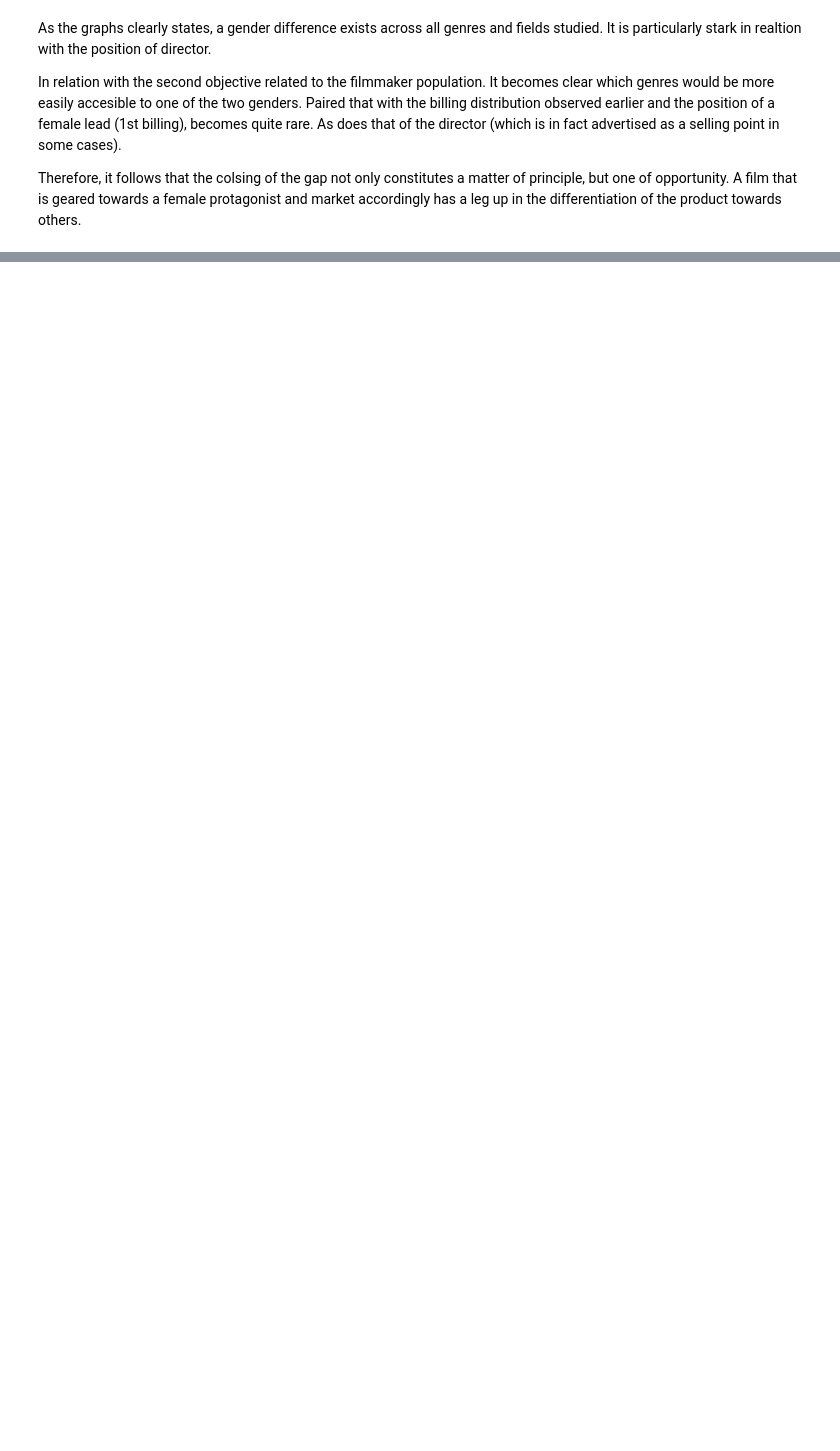
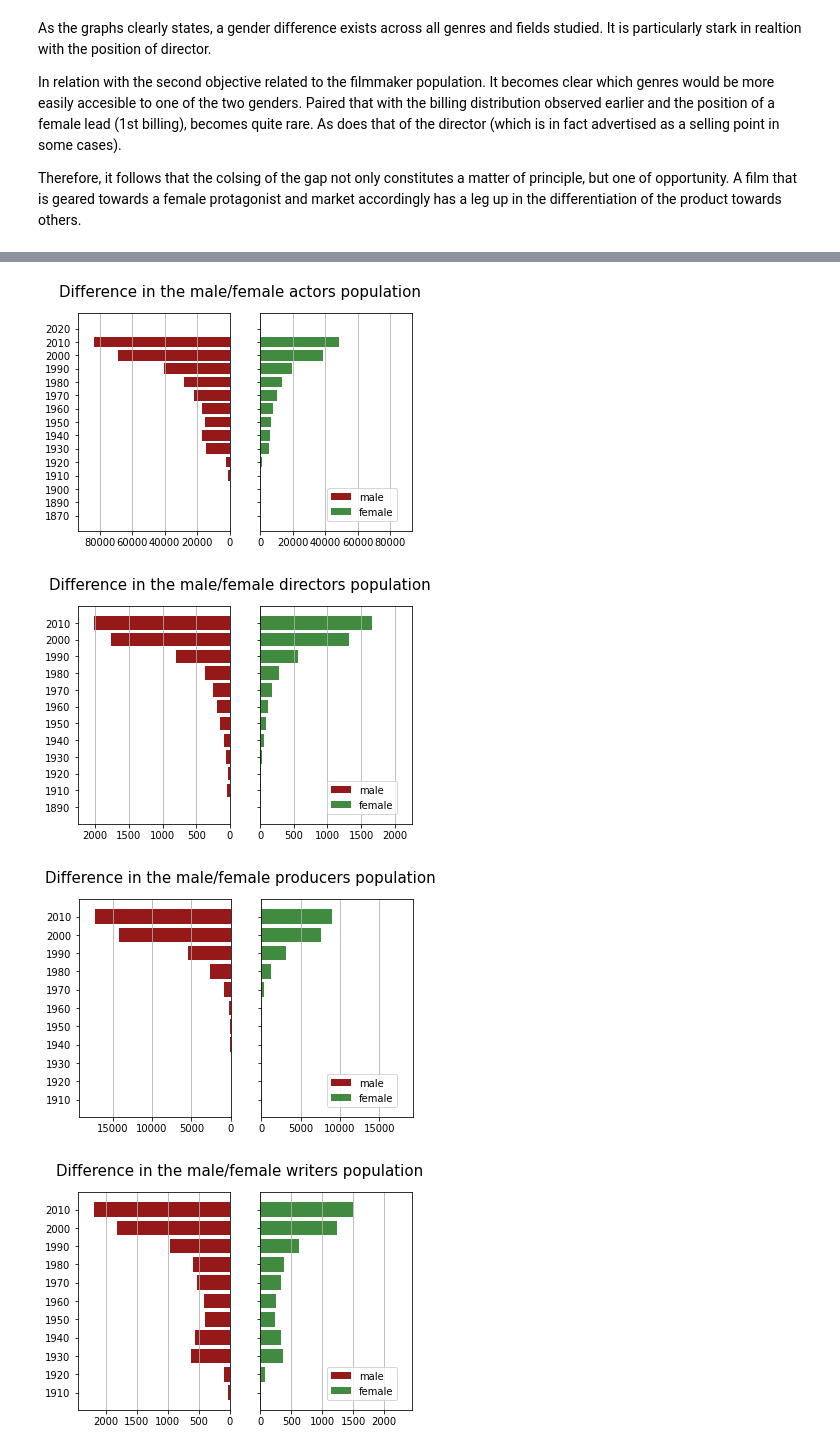
Before and after one commit to Dibmar/DAANMO_Project, a Jupyter notebook: DAANMO_Project/cross-indexing.ipynb, the cells around one changed output, grey strips where cells are left out. Saved outputs shown, nothing was run; the diff lists cells and outputs as text; code cells hidden in the pictures; blank space fills up the shorter version.

```diff
--- a/DAANMO_Project/cross-indexing.ipynb
+++ b/DAANMO_Project/cross-indexing.ipynb
@@ -286,0 +377,7 @@ actors_gender_time.head(10)
+# %%
+actors_gender_decade = EDA.plotter_by_decade(actors_gender_time, ['decade', 'male_counts', 'female_counts'], 'decade')
+directors_gender_decade = EDA.plotter_by_decade(directors_gender_time, ['decade', 'male_counts', 'female_counts'], 'decade')
+producers_gender_decade = EDA.plotter_by_decade(producers_gender_time, ['decade', 'male_counts', 'female_counts'], 'decade')
+writers_gender_decade = EDA.plotter_by_decade(writers_gender_time, ['decade', 'male_counts', 'female_counts'], 'decade')
+
+actors_gender_decade
@@ -286,0 +401,10 @@ actors_gender_time.head(10)
+# %%
+EDA.population_pyramid_plotter(actors_gender_decade, 'decade', 'male_counts', 'female_counts', 'actors')
+EDA.population_pyramid_plotter(directors_gender_decade, 'decade', 'male_counts', 'female_counts', 'directors')
+EDA.population_pyramid_plotter(producers_gender_decade, 'decade', 'male_counts', 'female_counts', 'producers')
+EDA.population_pyramid_plotter(writers_gender_decade, 'decade', 'male_counts', 'female_counts', 'writers')
+# %% [output]
+[figure, added]
+[figure, added]
+[figure, added]
+[figure, added]
```
Also changed, not shown: parts of 11 cells of this notebook, 2 other files.
